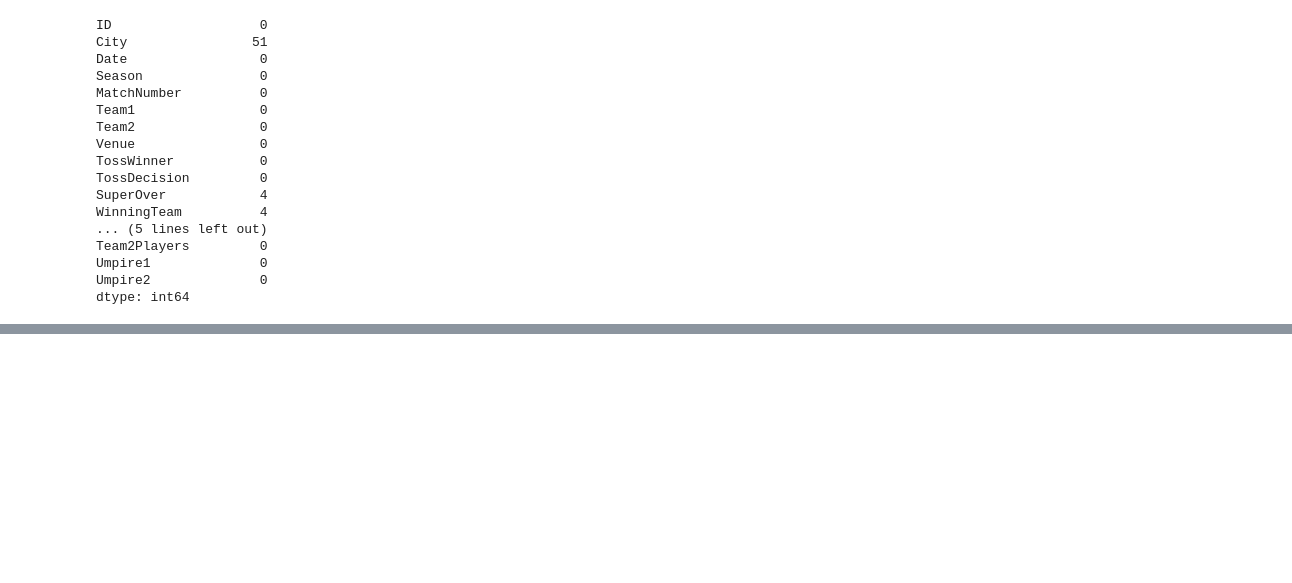
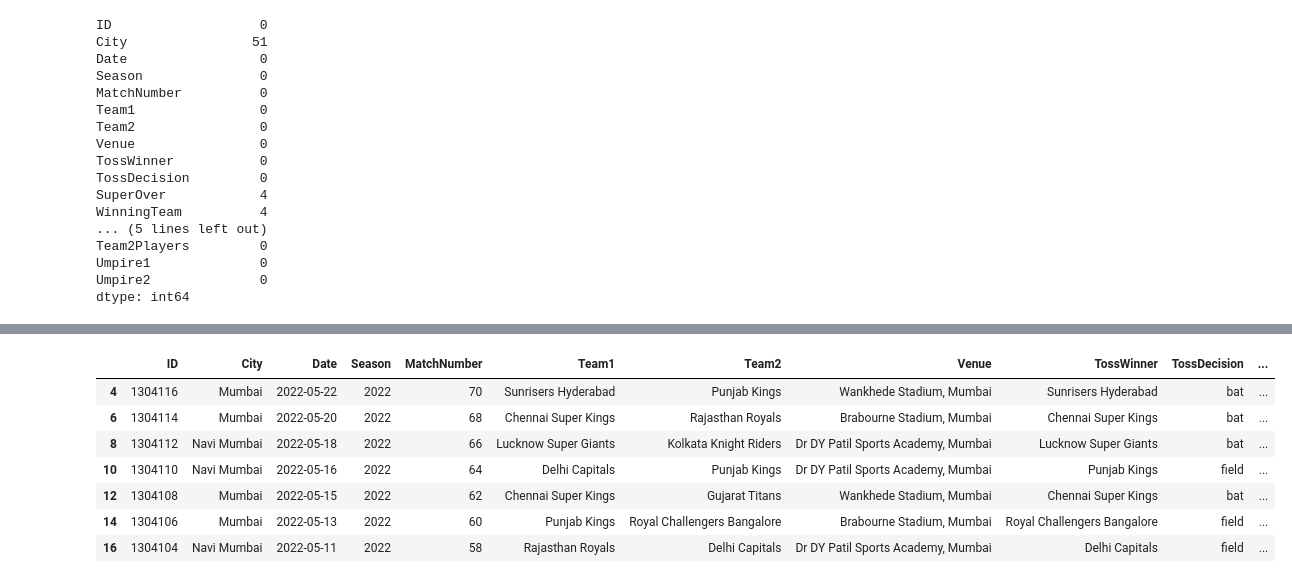
Before and after one commit to Roshanshres/pan, a Jupyter notebook: 17_Pandas.ipynb, the cells around one changed output, grey strips where cells are left out. Saved outputs shown, nothing was run; the diff lists cells and outputs as text; code cells hidden in the pictures; blank space fills up the shorter version.

```diff
--- a/17_Pandas.ipynb
+++ b/17_Pandas.ipynb
@@ -338,0 +618,12 @@ dtype: int64
+# %%
+#alternate
+ipl.iloc[4:18:2]
+# %% [output]
+|  | ID | City | Date | Season | MatchNumber | Team1 | Team2 | Venue | TossWinner | TossDecision | ... |
+| 4 | 1304116 | Mumbai | 2022-05-22 | 2022 | 70 | Sunrisers Hyderabad | Punjab Kings | Wankhede Stadium, Mumbai | Sunrisers Hyderabad | bat | ... |
+| 6 | 1304114 | Mumbai | 2022-05-20 | 2022 | 68 | Chennai Super Kings | Rajasthan Royals | Brabourne Stadium, Mumbai | Chennai Super Kings | bat | ... |
+| 8 | 1304112 | Navi Mumbai | 2022-05-18 | 2022 | 66 | Lucknow Super Giants | Kolkata Knight Riders | Dr DY Patil Sports Academy, Mumbai | Lucknow Super Giants | bat | ... |
+| 10 | 1304110 | Navi Mumbai | 2022-05-16 | 2022 | 64 | Delhi Capitals | Punjab Kings | Dr DY Patil Sports Academy, Mumbai | Punjab Kings | field | ... |
+| 12 | 1304108 | Mumbai | 2022-05-15 | 2022 | 62 | Chennai Super Kings | Gujarat Titans | Wankhede Stadium, Mumbai | Chennai Super Kings | bat | ... |
+| 14 | 1304106 | Mumbai | 2022-05-13 | 2022 | 60 | Punjab Kings | Royal Challengers Bangalore | Brabourne Stadium, Mumbai | Royal Challengers Bangalore | field | ... |
+| 16 | 1304104 | Navi Mumbai | 2022-05-11 | 2022 | 58 | Rajasthan Royals | Delhi Capitals | Dr DY Patil Sports Academy, Mumbai | Delhi Capitals | field | ... |
```
Also changed, not shown: parts of 44 cells of this notebook.
